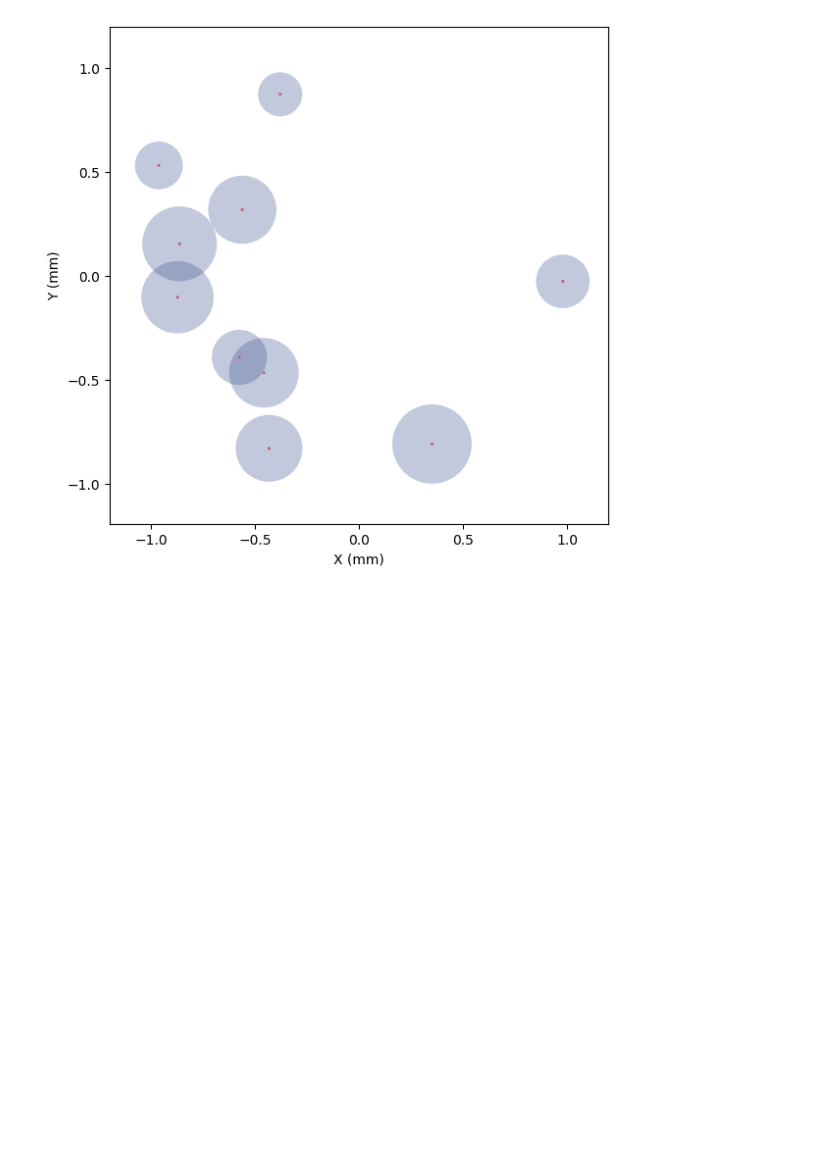
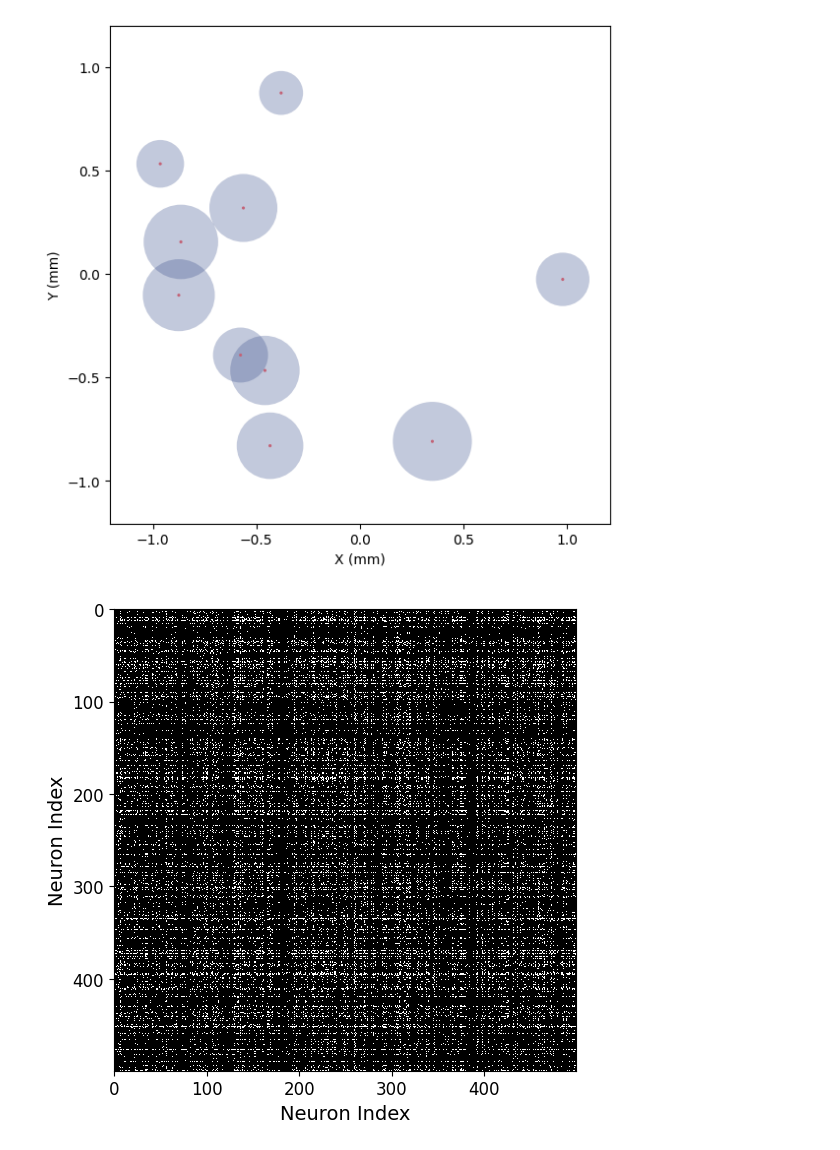
Before and after one commit to underDD/TFM, a Jupyter notebook: plots.ipynb, the cells around one changed output. Cells and saved outputs as stored; diff of their text form; code cells hidden in the pictures; blank space fills up the shorter version.

```diff
--- a/plots.ipynb
+++ b/plots.ipynb
@@ -123,3 +132,17 @@ plt.tight_layout()
 plt.show()
 # %% [output]
 [figure]
+# %%
+file_adjacency_matrix = 'networks/adjacency_matrix_a0.50.txt'
+adjacency_matrix = pd.read_csv(file_adjacency_matrix, delim_whitespace=True, header=None)
+plt.figure(figsize=(6,6))
+plt.imshow(adjacency_matrix, cmap = 'grey', interpolation='nearest')
+# plt.title('Adjacency Matrix (alpha=0.50)', fontsize=16)
+plt.xlabel('Neuron Index', fontsize=14)
+plt.ylabel('Neuron Index', fontsize=14)
+plt.xticks(fontsize=12)
+plt.yticks(fontsize=12)
+
+plt.show()
+# %% [output]
+[figure, added]
```
Also changed, not shown: parts of 6 cells of this notebook, 57 other files.
